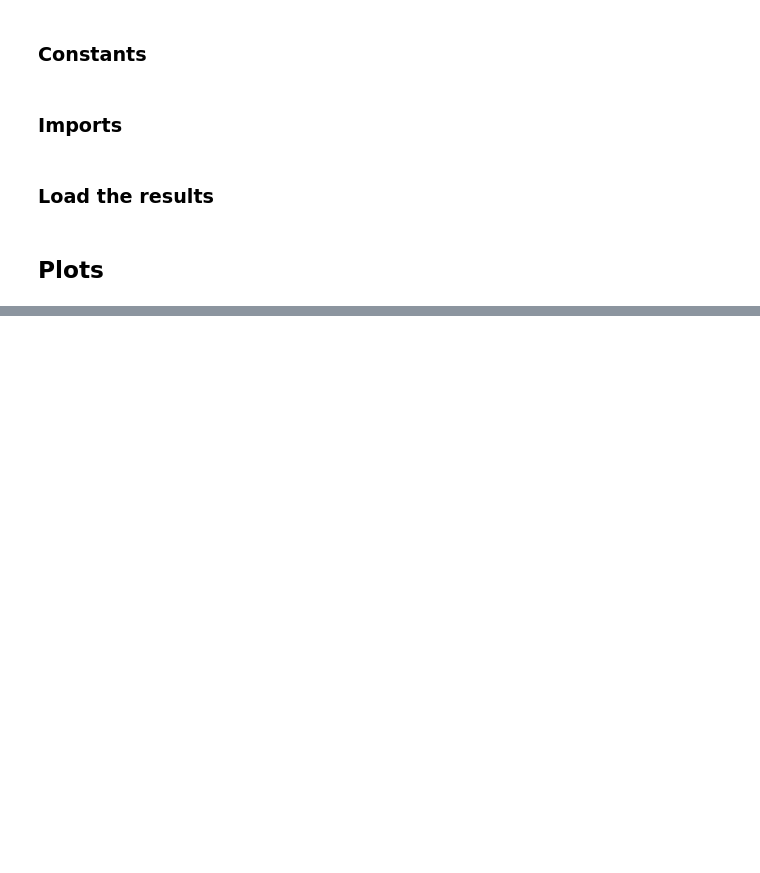
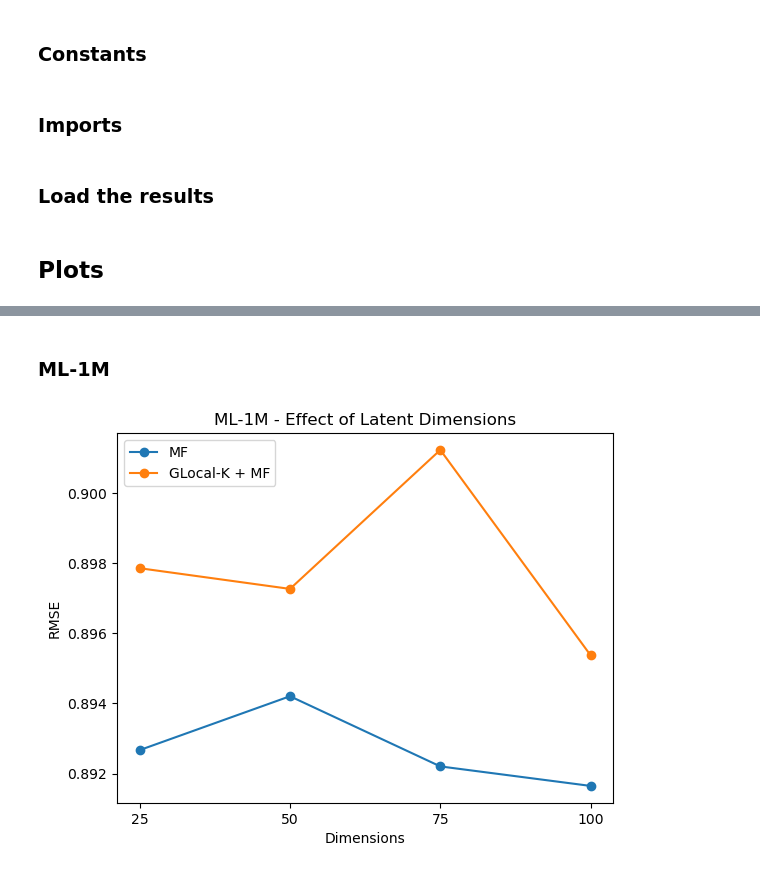
Before and after one commit to yoavzelinger/Glocal_K, a Jupyter notebook: results_eda.ipynb, the cells around one changed output, grey strips where cells are left out. Saved outputs shown, nothing was run; the diff lists cells and outputs as text; code cells hidden in the pictures; blank space fills up the shorter version.

```diff
--- a/results_eda.ipynb
+++ b/results_eda.ipynb
@@ -59,0 +64,22 @@ for dataset_name, dataset_df in results_df_dict.items():
+# %% [markdown]
+### ML-1M
+# %%
+dataset_name = DATASETS[1]
+dataset_df = results_df_dict[dataset_name]
+dataset_df = dataset_df[dataset_df["Model"] != BASELINE_NAME]
+X_MF = dataset_df[dataset_df["Model"].apply(lambda name: not is_hybrid_func(name))]["Model"].apply(get_name_func)
+Y_MF = dataset_df[dataset_df["Model"].apply(lambda name: not is_hybrid_func(name))][METRIC]
+X_HYBRID = dataset_df[dataset_df["Model"].apply(is_hybrid_func)]["Model"].apply(get_name_func)
+Y_HYBRID = dataset_df[dataset_df["Model"].apply(is_hybrid_func)][METRIC]
+plt.plot(X_MF, Y_MF, label=MF_PREFIX, marker='o')
+plt.plot(X_HYBRID, Y_HYBRID, label=HYBRID_PREFIX, marker='o')
+plt.title(dataset_name + CAPTION_SUFFIX)
+plt.xlabel(X_LABEL)
+plt.ylabel(METRIC)
+plt.xticks(range(25, 101, 25))
+min_y = min(min(Y_MF), min(Y_HYBRID))
+max_y = max(max(Y_MF), max(Y_HYBRID))
+plt.legend()
+tikzplotlib.save(f"{dataset_name.lower()}_results.tex")
+# %% [output]
+[figure, added]
```
Also changed, not shown: parts of 3 cells of this notebook, 3 other files.
